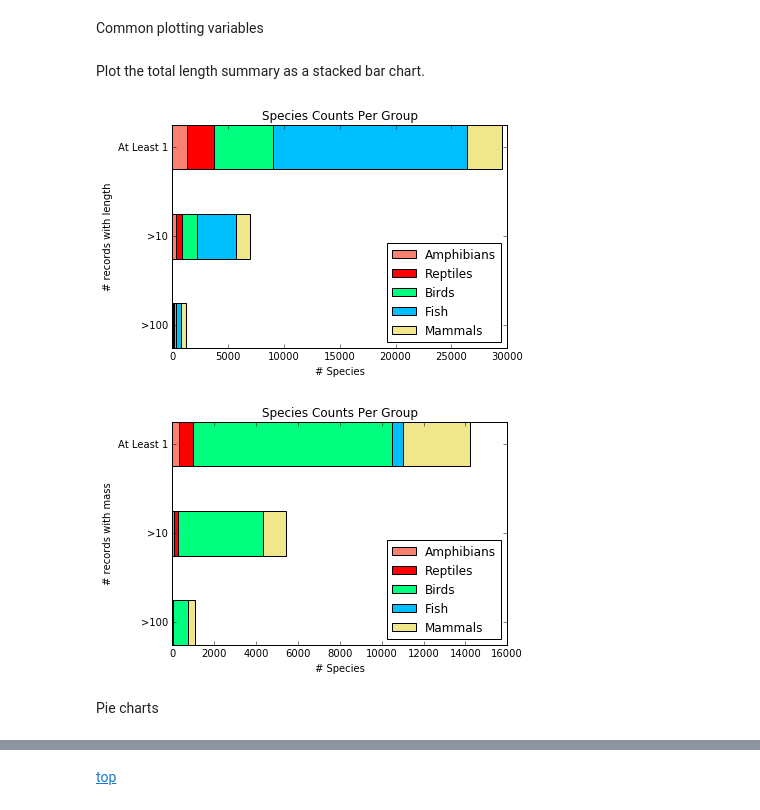
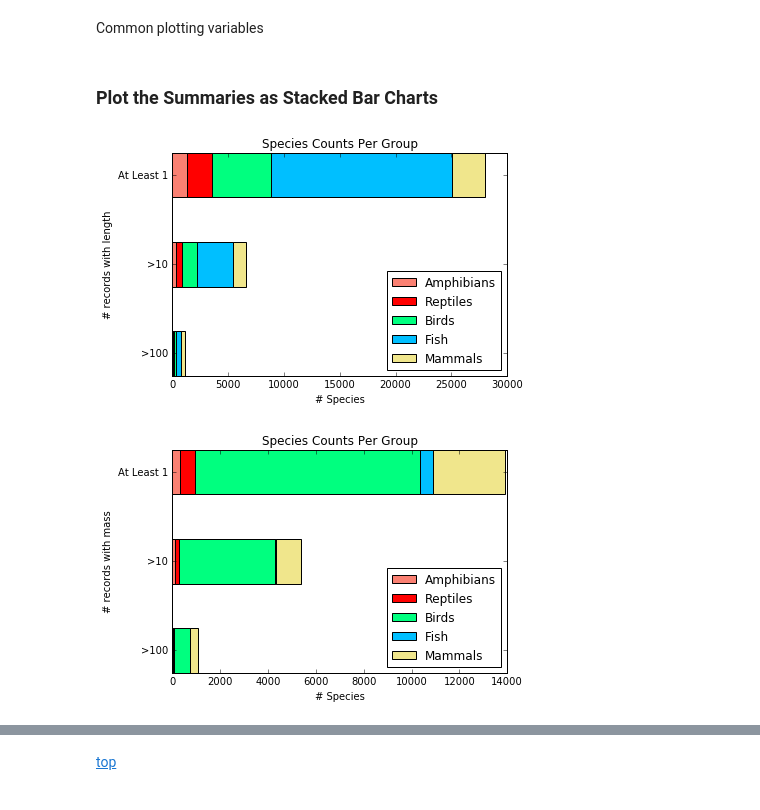
Before and after one commit to rafelafrance/traiter, a Jupyter notebook: parsers/vertnet_parser.ipynb, the cells around one changed output, grey strips where cells are left out. Cells and saved outputs as stored; diff of their text form; code cells hidden in the pictures.

Commit message:
Adding life stage and sex to summaries

```diff
--- a/parsers/vertnet_parser.ipynb
+++ b/parsers/vertnet_parser.ipynb
@@ -2079,8 +2108,8 @@ df
 Common plotting variables
 # %%
 COLORS = ['Salmon', 'Red', 'SpringGreen', 'DeepSkyBlue', 'Khaki', 'Gray', 'Lightgray']
-# %% [markdown]
-Plot the total length summary as a stacked bar chart.
+# %% [markdown]
+### Plot the Summaries as Stacked Bar Charts
 # %%
 n = df.shape[0] - 2
 left = [0.0, 0.0, 0.0]
@@ -2088,7 +2117,7 @@ left = [0.0, 0.0, 0.0]
 fig, ax = plt.subplots()
 
 for i in range(n):
-    values = df.iloc[i, 2:5]
+    values = df.loc[i, ['total_length_100', 'total_length_10', 'total_length_0']]
     label = df.iloc[i, 0]
     ax.barh(np.arange(3), values, 0.5, left=left, label=label, color=COLORS[i])
     left += values
@@ -2101,26 +2130,24 @@ ax.set_ylabel('# records with length')
 ax.set_xlabel('# Species')
 plt.show()
 # %% [output]
-[figure, old version]
+[figure, new version]
 # %%
 left = [0.0, 0.0, 0.0]
 n = df.shape[0] - 2
 fig, ax = plt.subplots()
 
 for i in range(n):
-    values = df.iloc[i, 6:9]
+    values = df.loc[i, ['body_mass_100', 'body_mass_10', 'body_mass_0']]
     label = df.iloc[i, 0]
     ax.barh(np.arange(3), values, 0.5, left=left, label=label, color=COLORS[i])
     left += values
 
 ax.set_title('Species Counts Per Group')
 ax.legend(loc='lower right')
 ax.set_yticks(np.arange(3) + 0.25)
 ax.set_yticklabels(labels=['>100', '>10', 'At Least 1'])
 ax.set_ylabel('# records with mass')
 ax.set_xlabel('# Species')
 plt.show()
 # %% [output]
-[figure, old version]
+[figure, new version]
-# %% [markdown]
-Pie charts
```
Also changed, not shown: parts of 19 cells of this notebook.
